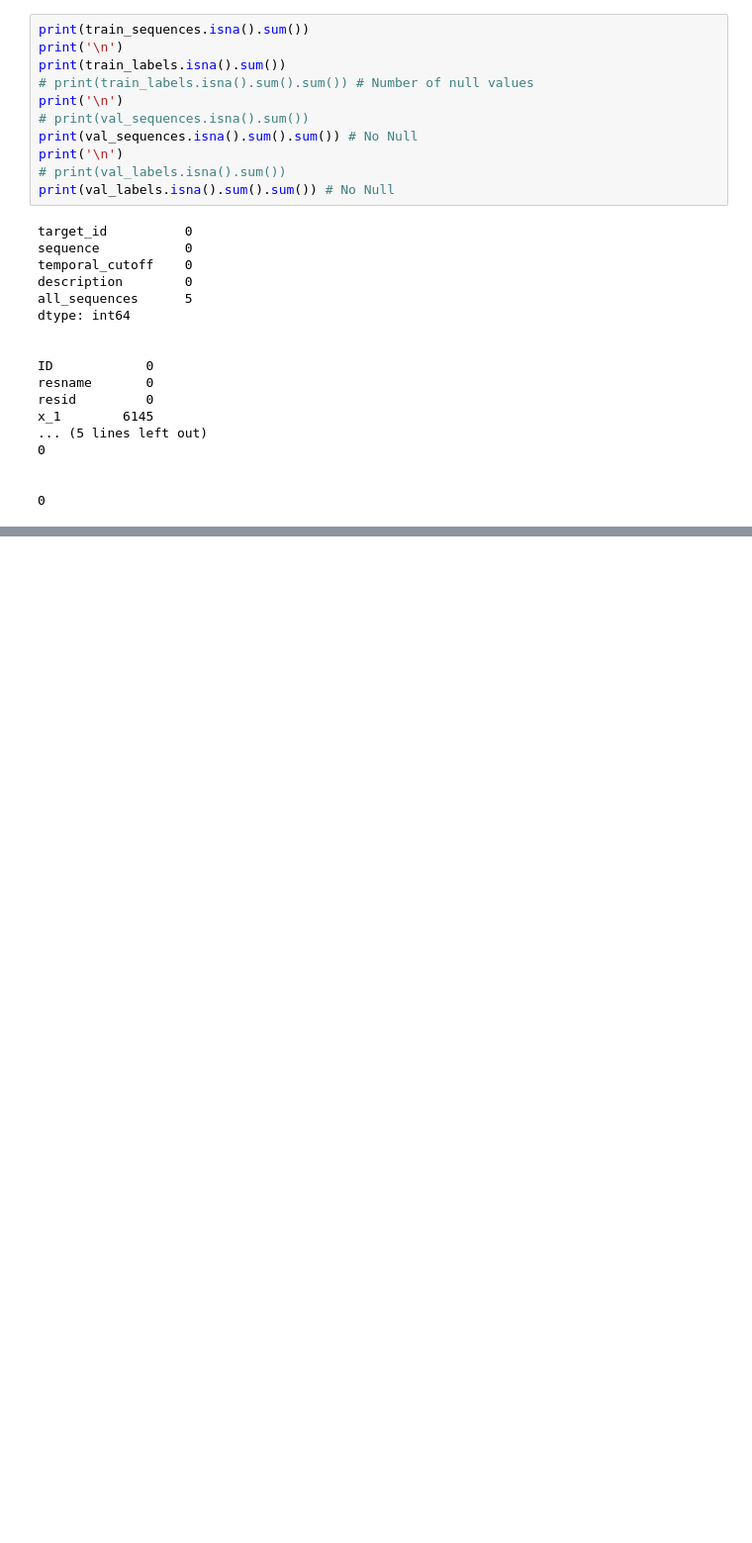
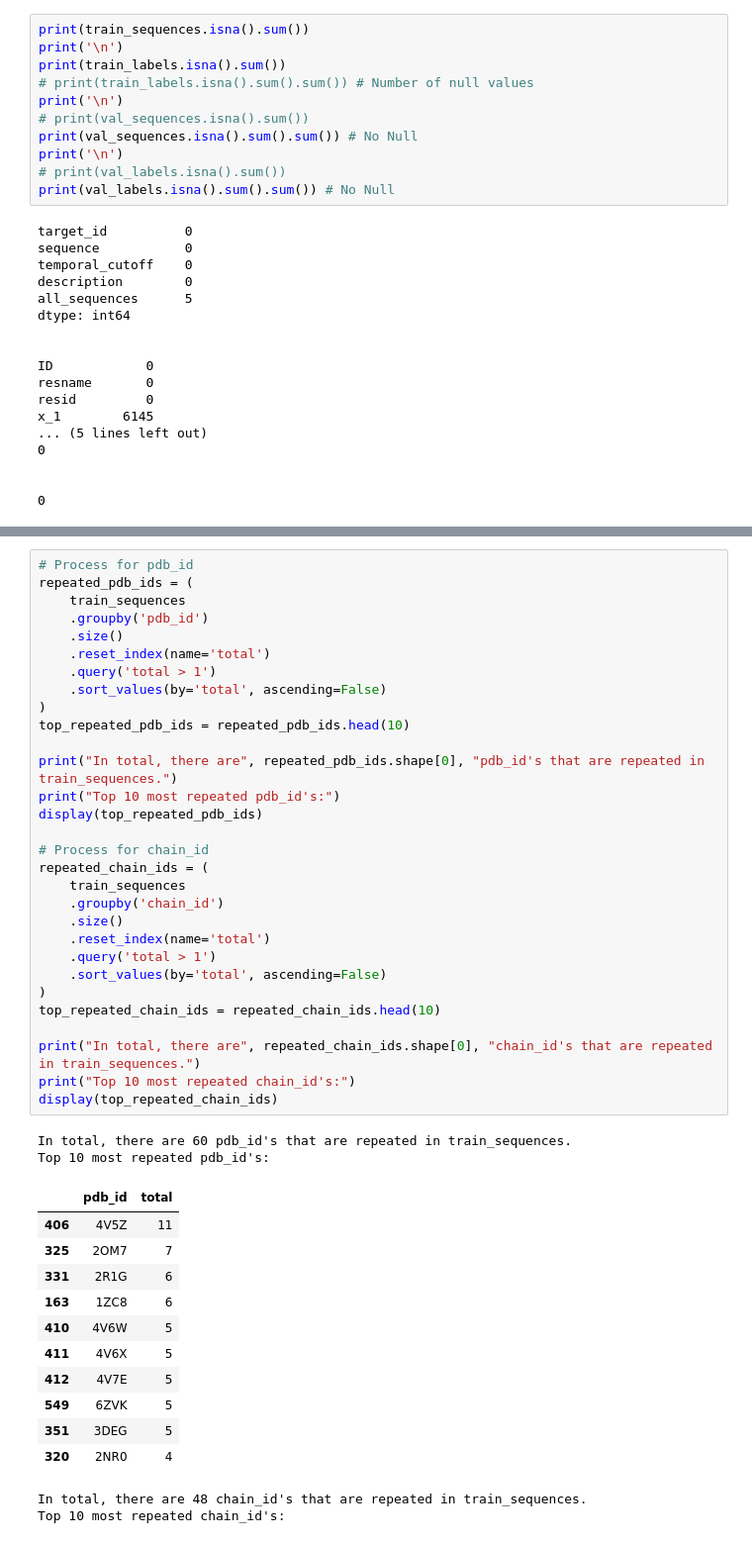
Before and after one commit to omjadhav9271/Stanford-RNA-3D-Folding, a Jupyter notebook: Mark01.ipynb, the cells around one changed output, grey strips where cells are left out. Shown at 99% size. Saved outputs shown, nothing was run; the diff lists cells and outputs as text; blank space fills up the shorter version.

```diff
--- a/Mark01.ipynb
+++ b/Mark01.ipynb
@@ -125,0 +190,46 @@ plt.show()
+# %%
+# Process for pdb_id
+repeated_pdb_ids = (
+    train_sequences
+    .groupby('pdb_id')
+    .size()
+    .reset_index(name='total')
+    .query('total > 1')
+    .sort_values(by='total', ascending=False)
+)
+top_repeated_pdb_ids = repeated_pdb_ids.head(10)
+
+print("In total, there are", repeated_pdb_ids.shape[0], "pdb_id's that are repeated in train_sequences.")
+print("Top 10 most repeated pdb_id's:")
+display(top_repeated_pdb_ids)
+
+# Process for chain_id
+repeated_chain_ids = (
+    train_sequences
+    .groupby('chain_id')
+    .size()
+    .reset_index(name='total')
+    .query('total > 1')
+    .sort_values(by='total', ascending=False)
+)
+top_repeated_chain_ids = repeated_chain_ids.head(10)
+
+print("In total, there are", repeated_chain_ids.shape[0], "chain_id's that are repeated in train_sequences.")
+print("Top 10 most repeated chain_id's:")
+display(top_repeated_chain_ids)
+# %% [output]
+In total, there are 60 pdb_id's that are repeated in train_sequences.
+Top 10 most repeated pdb_id's:
+|  | pdb_id | total |
+| 406 | 4V5Z | 11 |
+| 325 | 2OM7 | 7 |
+| 331 | 2R1G | 6 |
+| 163 | 1ZC8 | 6 |
+| 410 | 4V6W | 5 |
+| 411 | 4V6X | 5 |
+| 412 | 4V7E | 5 |
+| 549 | 6ZVK | 5 |
+| 351 | 3DEG | 5 |
+| 320 | 2NR0 | 4 |
+In total, there are 48 chain_id's that are repeated in train_sequences.
+Top 10 most repeated chain_id's:
```
Also changed, not shown: parts of 8 cells of this notebook.
